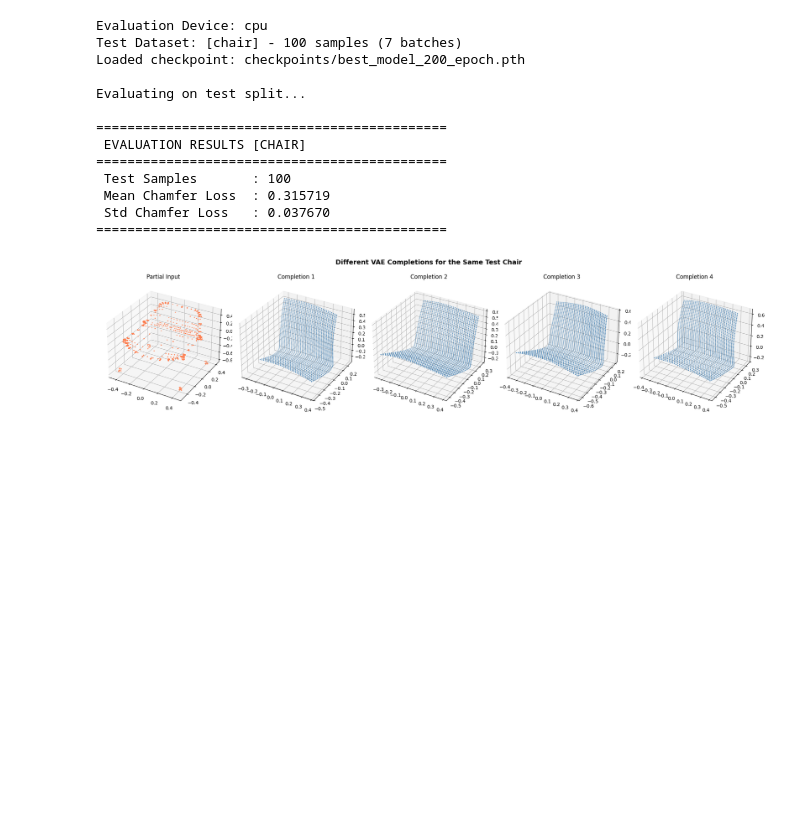
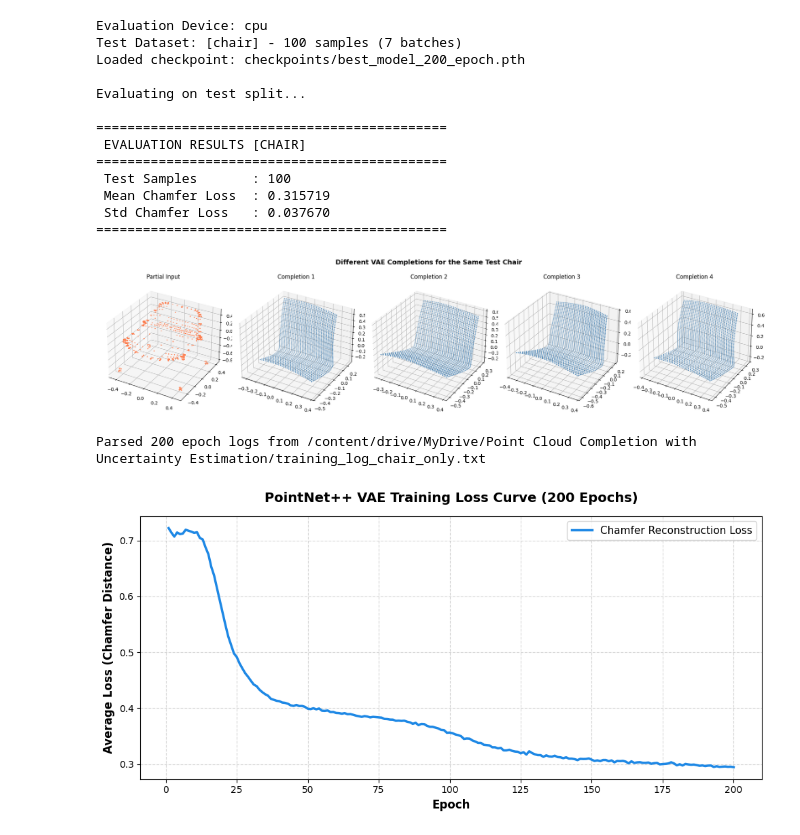
Before and after one commit to syed-rayyanadil/pointnet-foldingnet-completion, a Jupyter notebook: evaluation_and_demo.ipynb, the cells around one changed output. Saved outputs shown, nothing was run; the diff lists cells and outputs as text; code cells hidden in the pictures; blank space fills up the shorter version.

Commit message:
added evaluation and uncertainty visualizations

```diff
--- a/evaluation_and_demo.ipynb
+++ b/evaluation_and_demo.ipynb
@@ -116,3 +116,42 @@ plt.tight_layout()
 plt.show()
 # %% [output]
 [figure]
+# %%
+import os
+import re
+import matplotlib.pyplot as plt
+
+log_file = "/content/drive/MyDrive/Point Cloud Completion with Uncertainty Estimation/training_log_chair_only.txt"
+output_file = "results/loss_curve.png"
+
+epochs = []
+avg_losses = []
+
+if os.path.exists(log_file):
+    with open(log_file, "r", encoding="utf-8", errors="ignore") as f:
+        for line in f:
+            match = re.search(r"Epoch\s+(\d+)/\d+\s+complete\s+\|\s+Avg Loss:\s+([\d\.]+)", line)
+            if match:
+                epochs.append(int(match.group(1)))
+                avg_losses.append(float(match.group(2)))
+    print(f"Parsed {len(epochs)} epoch logs from {log_file}")
+else:
+    print(f"File {log_file} not found. Make sure it is in your project root.")
+
+if epochs:
+    os.makedirs("results", exist_ok=True)
+    plt.figure(figsize=(10, 5), facecolor='white')
+    plt.plot(epochs, avg_losses, color='#1E88E5', linewidth=2.5, label='Chamfer Reconstruction Loss')
+    plt.title('PointNet++ VAE Training Loss Curve (200 Epochs)', fontsize=14, fontweight='bold', pad=15)
+    plt.xlabel('Epoch', fontsize=12, fontweight='bold')
+    plt.ylabel('Average Loss (Chamfer Distance)', fontsize=12, fontweight='bold')
+    plt.grid(True, linestyle='--', alpha=0.5)
+    plt.legend(fontsize=11)
+
+    plt.tight_layout()
+    plt.savefig(output_file, dpi=200, bbox_inches='tight')
+    plt.show()
+    print(f"Successfully saved loss curve image to: {output_file}")
+# %% [output]
+Parsed 200 epoch logs from /content/drive/MyDrive/Point Cloud Completion with Uncertainty Estimation/training_log_chair_only.txt
+[figure, added]
```
Also changed, not shown: parts of 2 cells of this notebook.
